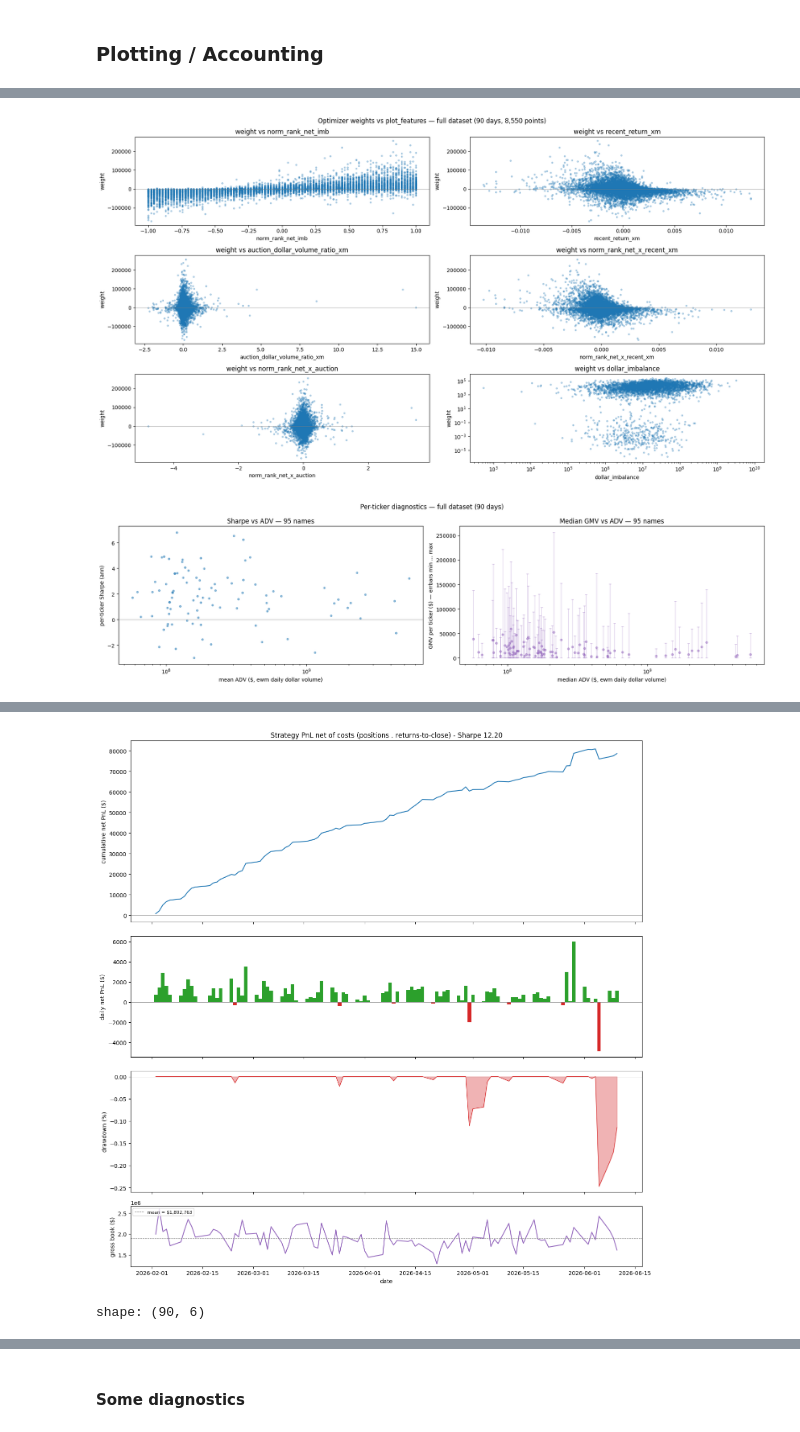
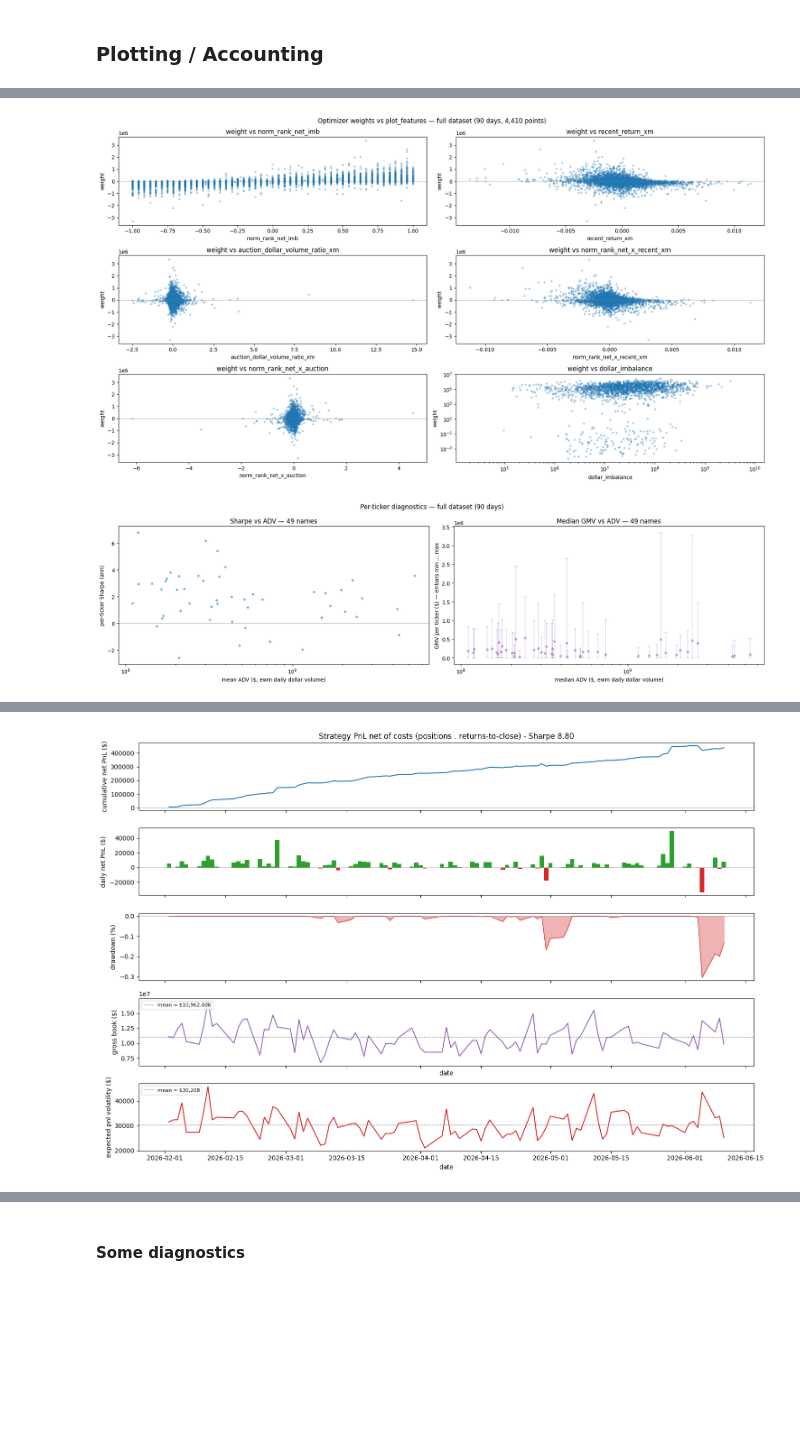
Before and after one commit to MichaelCusackNelkin/Summer_Research_2026, a Jupyter notebook: optimizer/optimal_portfolio.ipynb, the cells around one changed output, grey strips where cells are left out. Cells and saved outputs as stored; diff of their text form; code cells hidden in the pictures; blank space fills up the shorter version.

Commit message:
getting rid of dollar neutrality, adding 2-factor neutrality, adding some plots and commenting.

```diff
--- a/optimizer/optimal_portfolio.ipynb
+++ b/optimizer/optimal_portfolio.ipynb
@@ -274,6 +274,7 @@ class Optimizer:
         self.scale = None
 
     def set_problem(self, Sigma_r, Sigma_f, Loadings, eps_diag, lam, gam, vol_cap, scale = None):
+        # -- Variables --
         self.x     = cp.Variable(self.N)
         self.alpha = cp.Parameter(self.N)
         self.cost  = cp.Parameter(self.N, nonneg=True)
@@ -285,6 +286,7 @@ class Optimizer:
         self.D = np.diag(eps_diag)
         self.lamdba = cp.Constant(lam)
 
+        # -- Objective --
         self.objective = cp.Maximize(
             self.alpha @ self.x
             - (self.lamdba * self.scale / 2) * ( cp.quad_form(self.L @ self.x, Sigma_f) + cp.quad_form(self.x, self.D) )
@@ -292,27 +294,26 @@ class Optimizer:
             # - (self.scale / 2) * cp.quad_form(self.x, np.diag(self.gamma))
         )
 
+        # -- Constraints --
         Sigma_f_sqrt = scipy.linalg.sqrtm(Sigma_f).real
         D_sqrt  = np.sqrt(self.eps_diag)
         quad_risk = cp.norm(cp.hstack([Sigma_f_sqrt @ self.L @ self.x, cp.multiply(D_sqrt, self.x)]), 2)   # = √(xᵀΣx) but numerically sparse with factors
         self.constraints = [
-            self.x @ Loadings[0,:] == 0,                 # market neutrality
-            cp.sum(self.x) == 0,                         # dollar neutrality
+            # cp.sum(self.x) == 0,                       # dollar neutrality
             quad_risk <= vol_cap / self.scale,           # Expected volatility √(xᵀΣx) ≤ target daily dollar volatility, with scale factor
         ]
-
+        # Three factor-neutrality
+        self.constraints += [self.x @ Loadings[i,:] == 0 for i in range(0,2)]
         self.problem = cp.Problem(self.objective, self.constraints)
 
     def solve(self, alpha, cost) -> np.ndarray:
         self.alpha.value = alpha
         self.cost.value  = cost
-        # CLARABEL: interior-point conic solver (cvxpy default). Robust/exact on this small
-        # (N~50) SOCP; SCS is first-order and misfires with unbounded/optimal_inaccurate on the
-        # near-linear objective at small lambda. warm_start does not apply to interior-point.
         self.problem.solve(solver=cp.CLARABEL)
         if self.problem.status not in ("optimal", "optimal_inaccurate"):
             raise RuntimeError(self.problem.status)
-        return self.x.value * self.scale                # optimal dollar portfolio
+        # -- Dollar denominated optimal portfolio
+        return self.x.value * self.scale
 # %% [markdown]
 ## Parallelized Daily Optimization
 
@@ -356,8 +357,8 @@ import warnings
 
 N_JOBS = max(1, os.cpu_count() - 2)
 COMMISSION_PER_SHARE = 0.0035
-LAMBDA = 1e-4                            # Risk aversion per dollar, ~OOM of 1 / (intended capital).
-DAILY_DOLLAR_VOL_CAP = 1e4
+LAMBDA = 1e-5                            # Risk aversion per dollar, ~OOM of 1 / (intended capital).
+DAILY_DOLLAR_VOL_CAP = 5e4
 
 def _solve_chunk(symbols, Sigma_r, Sigma_f, Loadings, eps_diag, lam, gam, vol_cap, day_records):
     """One worker: compile the QP once, then warm-start through its chunk of days."""
@@ -444,7 +445,7 @@ fig.suptitle(f"Optimizer weights vs plot_features — full dataset ({len(weights
 fig.tight_layout()
 plt.show()
 # %% [output]
-[figure, old version]
+[figure, new version]
 # %%
 # Per-ticker scatters over the FULL dataset: Sharpe vs ADV, and mean GMV vs ADV.
 # Rebuilds per-name daily net PnL with the SAME cost model as the PnL cell below,
@@ -519,7 +520,7 @@ fig.suptitle(f"Per-ticker diagnostics — full dataset ({len(weights)} days)")
 fig.tight_layout()
 plt.show()
 # %% [output]
-[figure, old version]
+[figure, new version]
 # %%
 # ===== Strategy PnL: dollar positions . returns-to-close, net of costs =====
 # `weights` is the optimizer's ABSOLUTE-DOLLAR book per day: {date: {symbol: $ position}}.
@@ -573,6 +574,16 @@ mean_gmv = pnl_daily["GMV"].mean()
 median_gmv = pnl_daily["GMV"].median()
 rolling_mean_gmv = pnl_daily["GMV"].ewm_mean(alpha=0.06, adjust=True)
 max_gmv = pnl_daily["GMV"].max()
+# -- factor decomposition for expected risk --
+# √ (xᵀ @ Σ @ x) = √[ (L @ x)ᵀ @ Σ_𝘍 @ (L @ x) + (xᵀ @ D @ x) ]
+exp_vol = [
+    np.sqrt(
+        (L @ np.array([weights[d][s] for s in ACTIVE_SET]))
+        @ SIGMA_F
+        @ (L @ np.array([weights[d][s] for s in ACTIVE_SET]))
+        + np.sum(EPS_DIAG*np.array([weights[d][s] for s in ACTIVE_SET])**2)
+    ) for d in weights
+]
 
 # Drawdown of the cumulative net-PnL curve (underwater, in $): current - running peak (<= 0).
 peak      = np.maximum.accumulate(cum_pnl)
@@ -595,16 +606,16 @@ print(f"Daily hit rate:     {(pnl > 0).mean():.1%}")
 # ----- plots: cumulative PnL, daily PnL, drawdown, gross book -----
 dts   = pnl_daily["date"].to_list()
 gmv = pnl_daily["GMV"].to_numpy()
-fig, (ax1, ax2, ax_dd, ax3) = plt.subplots(4, 1, figsize=(14, 14), sharex=True, height_ratios=[3, 2, 2, 1])
+fig, (ax_pnl, ax_bar, ax_dd, ax_gmv, ax_vol) = plt.subplots(5, 1, figsize=(15, 10), sharex=True, height_ratios=[1, 1, 1, 1, 1])
 
-ax1.plot(dts, cum_pnl, color="tab:blue")
-ax1.axhline(0, color="grey", lw=0.5)
-ax1.set_ylabel("cumulative net PnL ($)")
-ax1.set_title(f"Strategy PnL net of costs (positions . returns-to-close) - Sharpe {sharpe:.2f}")
+ax_pnl.plot(dts, cum_pnl, color="tab:blue")
+ax_pnl.axhline(0, color="grey", lw=0.5)
+ax_pnl.set_ylabel("cumulative net PnL ($)")
+ax_pnl.set_title(f"Strategy PnL net of costs (positions . returns-to-close) - Sharpe {sharpe:.2f}")
 
-ax2.bar(dts, pnl, color=np.where(pnl >= 0, "tab:green", "tab:red"), width=1.0)
-ax2.axhline(0, color="grey", lw=0.5)
-ax2.set_ylabel("daily net PnL ($)")
+ax_bar.bar(dts, pnl, color=np.where(pnl >= 0, "tab:green", "tab:red"), width=1.0)
+ax_bar.axhline(0, color="grey", lw=0.5)
+ax_bar.set_ylabel("daily net PnL ($)")
 
 # Underwater curve: distance below the running high-water mark of cumulative PnL.
 ax_dd.fill_between(dts, drawdown, 0.0, color="tab:red", alpha=0.35)
@@ -615,15 +626,23 @@ dd_idx = int(np.argmin(drawdown))
 #                xytext=(5, 8), textcoords="offset points", fontsize=8, color="tab:red")
 ax_dd.set_ylabel("drawdown (%)")
 
-ax3.plot(dts, gmv, color="tab:purple")
-ax3.axhline(mean_gmv, color="grey", lw=0.8, ls="--", label=f"mean = ${mean_gmv:,.0f}")
-ax3.set_ylabel("gross book ($)")
-ax3.set_xlabel("date")
-ax3.legend(loc="upper left", fontsize=8)
+ax_gmv.plot(dts, gmv, color="tab:purple")
+ax_gmv.axhline(mean_gmv, color="grey", lw=0.8, ls="--", label=f"mean = ${mean_gmv:,.0f}")
+ax_gmv.set_ylabel("gross book ($)")
+ax_gmv.set_xlabel("date")
+ax_gmv.legend(loc="upper left", fontsize=8)
+
+ax_vol.plot(dts, exp_vol, color="tab:red")
+ax_vol.axhline(np.nanmean(exp_vol), color="grey", lw=0.8, ls="--", label=f"mean = ${np.nanmean(exp_vol):,.0f}")
+ax_vol.set_ylabel("expected pnl volatility ($)")
+ax_vol.set_xlabel("date")
+ax_vol.legend(loc="upper left", fontsize=8)
+# ax_vol.ticklabel_format(style='plain', axis='y', useOffset=False)
+
 
 fig.tight_layout()
 plt.show()
 
-pnl_daily
+# pnl_daily
 # %% [output]
 Days traded:        90
@@ -639,2 +658 @@ Daily hit rate:     90.0%
-[figure, old version]
+[figure, new version]
-shape: (90, 6)
```
Also changed, not shown: parts of 9 cells of this notebook, 7 other files.
